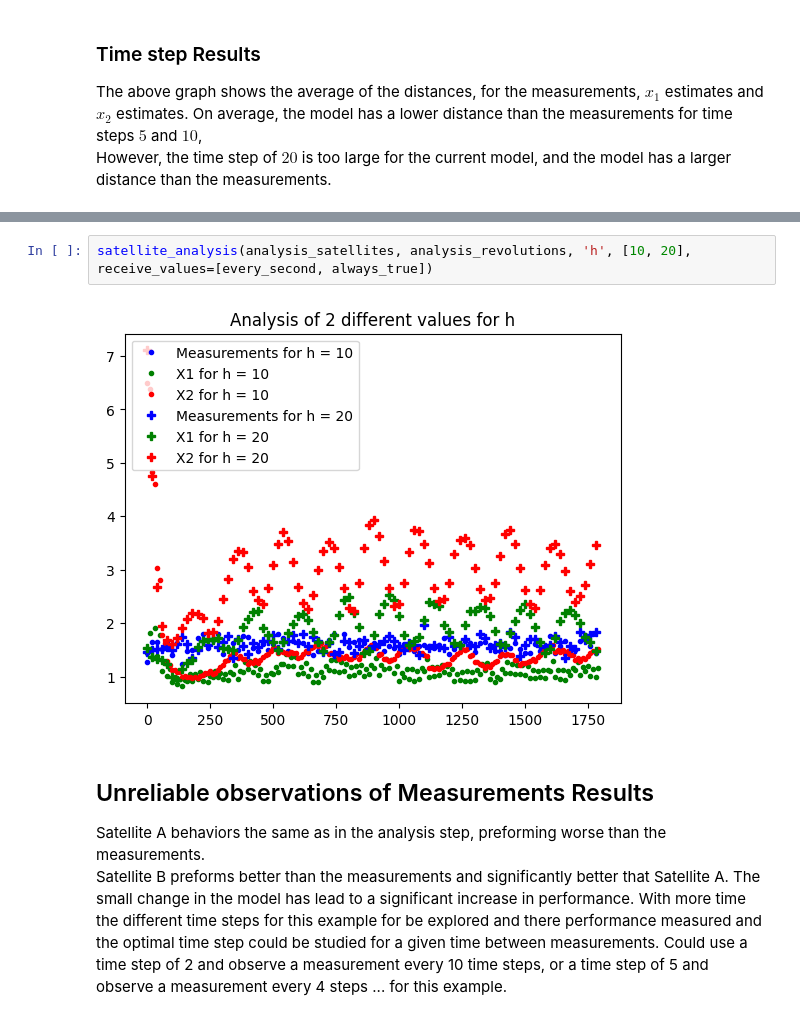
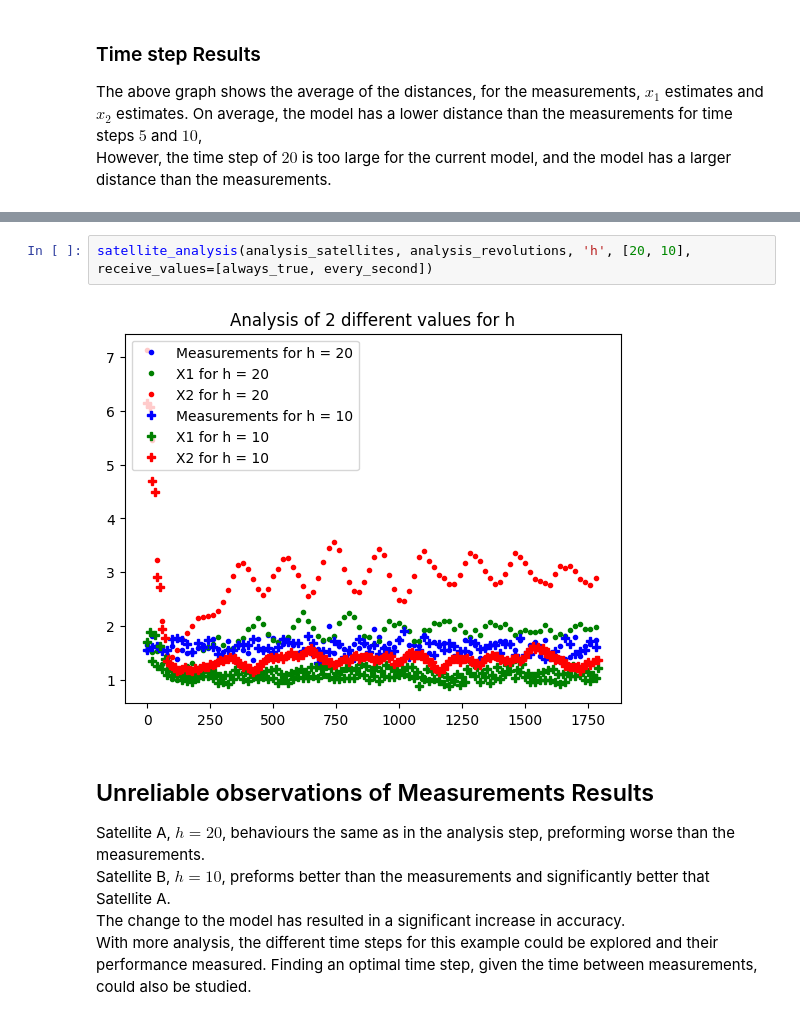
Before and after one commit to FinleyRMarshall/KalmanFilterProject, a Jupyter notebook: Navigation_Project.ipynb, the cells around one changed output, grey strips where cells are left out. Cells and saved outputs as stored; diff of their text form.

Commit message:
Changes to satellite example, working on improving the explanations of the report.

```diff
--- a/Navigation_Project.ipynb
+++ b/Navigation_Project.ipynb
@@ -476,10 +476,10 @@ The same analysis as in the analysis step, will be preformed for the two satelli
 # %%
-satellite_analysis(analysis_satellites, analysis_revolutions, 'h', [10, 20], receive_values=[every_second, always_true])
+satellite_analysis(analysis_satellites, analysis_revolutions, 'h', [20, 10], receive_values=[always_true, every_second])
 # %% [output]
-[figure, old version]
+[figure, new version]
 # %% [markdown]
 ## Unreliable observations of Measurements Results
-Satellite A behaviors the same as in the analysis step, preforming worse than the measurements.\
-Satellite B preforms better than the measurements and significantly better that Satellite A.
-The small change in the model has lead to a significant increase in performance.
-With more time the different time steps for this example for be explored and there performance measured and the optimal time step could be studied for a given time between measurements. Could use a time step of 2 and observe a measurement every 10 time steps, or a time step of 5 and observe a measurement every 4 steps ... for this example.
+Satellite A, $h=20$, behaviours the same as in the analysis step, preforming worse than the measurements.\
+Satellite B, $h=10$, preforms better than the measurements and significantly better that Satellite A. \
+The change to the model has resulted in a significant increase in accuracy. \
+With more analysis, the different time steps for this example could be explored and their performance measured. Finding an optimal time step, given the time between measurements, could also be studied.
```
Also changed, not shown: parts of 34 cells of this notebook, 3 other files.
